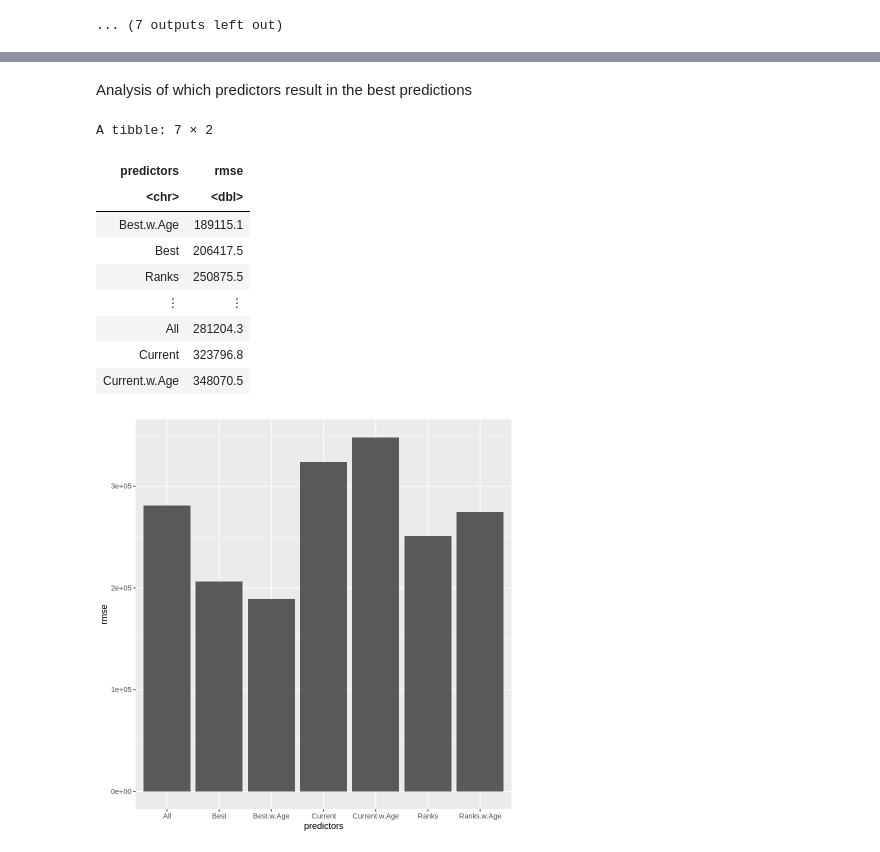
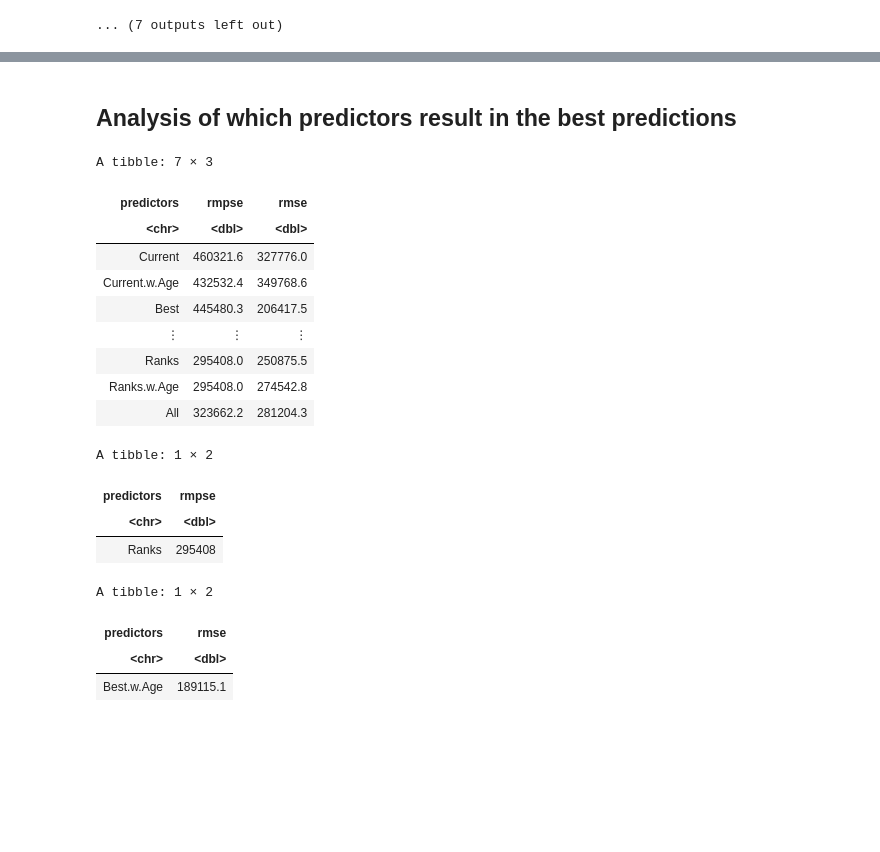
Before and after one commit to mnvibhakar/TennisSalaryProject, a Jupyter notebook: Nolan_Worksheet.ipynb, the cells around one changed output, grey strips where cells are left out. Cells and saved outputs as stored; diff of their text form; code cells hidden in the pictures; blank space fills up the shorter version.

```diff
--- a/Nolan_Worksheet.ipynb
+++ b/Nolan_Worksheet.ipynb
@@ -526,9 +562,14 @@ tennis_fit_ranks_age <- workflow() |>
     add_model(tennis_spec_ranks_age) |>
     add_recipe(tennis_recipe_ranks_age) |>
     fit(tennis_training_ranks)
+tennis_rmpse_ranks_age <- predict(tennis_fit_ranks, tennis_training_ranks) |>
+    bind_cols(tennis_training_ranks) |>
+    metrics(truth = Money.Per.Season, estimate = .pred) |>
+    filter(.metric == "rmse") |>
+    pull(.estimate)
 tennis_preds_ranks_age <- predict(tennis_fit_ranks_age, tennis_testing_ranks) |>
     bind_cols(tennis_testing_ranks)
-tennis_metric_ranks_age <- tennis_preds_ranks_age |>
+tennis_rmse_ranks_age <- tennis_preds_ranks_age |>
     metrics(truth = Money.Per.Season, estimate = .pred) |>
     filter(.metric == "rmse") |>
     pull(.estimate)
@@ -547,7 +588,8 @@ tennis_plot_current_ranks_age <- tennis_preds_ranks_age |>
               color = "blue") +
     labs(x = "Current Rank", y = "Money Per Season")
 k_min_ranks_age
-tennis_metric_ranks_age
+tennis_rmpse_ranks_age
+tennis_rmse_ranks_age
 tennis_plot_best_ranks_age
 tennis_plot_current_ranks_age
 # %% [output]
@@ -586,9 +629,14 @@ tennis_fit_all <- workflow() |>
     add_model(tennis_spec_all) |>
     add_recipe(tennis_recipe_all) |>
     fit(tennis_training_all)
+tennis_rmpse_all <- predict(tennis_fit_all, tennis_training_all) |>
+    bind_cols(tennis_training_all) |>
+    metrics(truth = Money.Per.Season, estimate = .pred) |>
+    filter(.metric == "rmse") |>
+    pull(.estimate)
 tennis_preds_all <- predict(tennis_fit_all, tennis_testing_all) |>
     bind_cols(tennis_testing_all)
-tennis_metric_all <- tennis_preds_all |>
+tennis_rmse_all <- tennis_preds_all |>
     metrics(truth = Money.Per.Season, estimate = .pred) |>
     filter(.metric == "rmse") |>
     pull(.estimate)
@@ -607,7 +655,8 @@ tennis_plot_elo_all <- tennis_preds_all |>
               color = "blue") +
     labs(x = "Current Elo Rating", y = "Money Per Season")
 k_min_all
-tennis_metric_all
+tennis_rmpse_all
+tennis_rmse_all
 tennis_plot_elo_all
 tennis_plot_rank_all
 # %% [output]
@@ -616,29 +666,45 @@ tennis_plot_rank_all
 [figure]
 [figure]
 # %% [markdown]
-Analysis of which predictors result in the best predictions
+## Analysis of which predictors result in the best predictions
 # %%
 tennis_predictors_results <- tibble(predictors = c("Current", "Current.w.Age", "Best", "Best.w.Age",
                                                    "Ranks", "Ranks.w.Age", "All"),
-                                 rmse = c(tennis_metric_current, tennis_metric_age,
-                                          tennis_metric_best, tennis_metric_best_age,
-                                          tennis_metric_ranks, tennis_metric_ranks_age,
-                                          tennis_metric_all)) |>
-arrange(rmse)
-tennis_predictors_plot <- tennis_predictors_results |>
-    ggplot(aes(x = predictors, y = rmse)) +
-    geom_bar(stat = "identity")
+                                    rmpse = c(tennis_rmpse_current, tennis_rmpse_age,
+                                              tennis_rmpse_best, tennis_rmpse_best_age,
+                                              tennis_rmpse_ranks, tennis_rmpse_ranks_age,
+                                              tennis_rmpse_all),
+                                    rmse = c(tennis_rmse_current, tennis_rmse_age,
+                                          tennis_rmse_best, tennis_rmse_best_age,
+                                          tennis_rmse_ranks, tennis_rmse_ranks_age,
+                                          tennis_rmse_all))
+tennis_best_rmpse <- tennis_predictors_results |>
+    arrange(rmpse) |>
+    select(-rmse) |>
+    slice(1)
+tennis_best_rmse <- tennis_predictors_results |>
+    arrange(rmse) |>
+    select(-rmpse) |>
+    slice(1)
 tennis_predictors_results
-tennis_predictors_plot
+tennis_best_rmpse
+tennis_best_rmse
 # %% [output]
-A tibble: 7 × 2
+A tibble: 7 × 3
-| predictors | rmse |
-| <chr> | <dbl> |
-| Best.w.Age | 189115.1 |
-| Best | 206417.5 |
-| Ranks | 250875.5 |
-| ⋮ | ⋮ |
-| All | 281204.3 |
-| Current | 323796.8 |
-| Current.w.Age | 348070.5 |
+| predictors | rmpse | rmse |
+| <chr> | <dbl> | <dbl> |
+| Current | 460321.6 | 327776.0 |
+| Current.w.Age | 432532.4 | 349768.6 |
+| Best | 445480.3 | 206417.5 |
+| ⋮ | ⋮ | ⋮ |
+| Ranks | 295408.0 | 250875.5 |
+| Ranks.w.Age | 295408.0 | 274542.8 |
+| All | 323662.2 | 281204.3 |
-[figure, removed]
+A tibble: 1 × 2
+| predictors | rmpse |
+| <chr> | <dbl> |
+| Ranks | 295408 |
+A tibble: 1 × 2
+| predictors | rmse |
+| <chr> | <dbl> |
+| Best.w.Age | 189115.1 |
```
Also changed, not shown: parts of 15 cells of this notebook.
